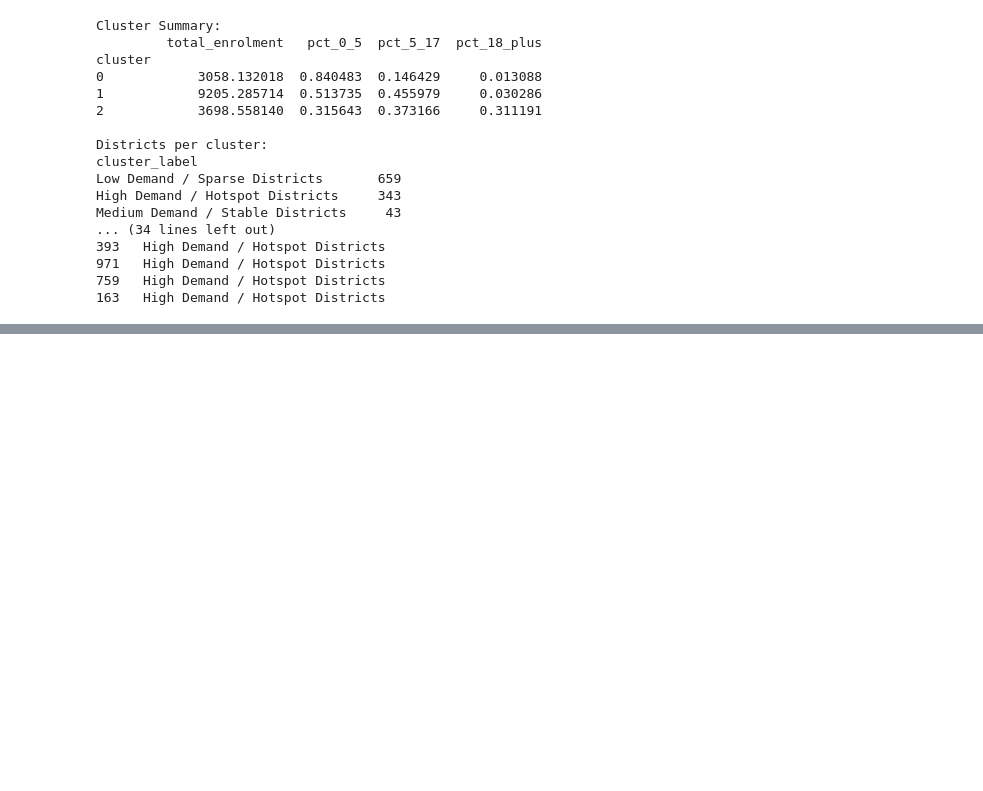
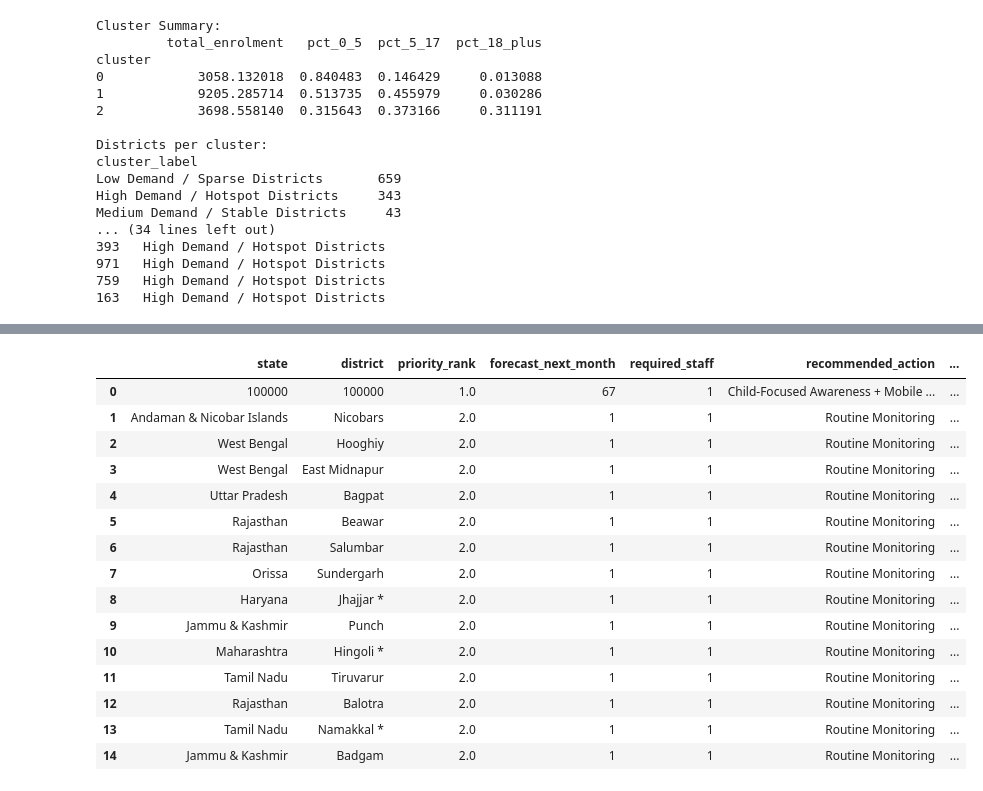
Before and after one commit to akashsingh062/UIDAI-Hackathon, a Jupyter notebook: Welcome_To_Colab.ipynb, the cells around one changed output, grey strips where cells are left out. Saved outputs shown, nothing was run; the diff lists cells and outputs as text; code cells hidden in the pictures; blank space fills up the shorter version.

```diff
--- a/Welcome_To_Colab.ipynb
+++ b/Welcome_To_Colab.ipynb
@@ -347,0 +760,94 @@ Medium Demand / Stable Districts     43
+# %%
+# =========================================
+# FIXED STEP 13: Child-Focused Policy Refinement
+# =========================================
+
+# Merge percentage columns back from district-level data
+policy_refined = policy_output.merge(
+    df_district[
+        [
+            "state",
+            "district",
+            "pct_0_5",
+            "pct_5_17"
+        ]
+    ],
+    on=["state", "district"],
+    how="left"
+)
+
+# -------------------------------------------------
+# STEP 1: Child enrolment share
+# -------------------------------------------------
+policy_refined["child_share"] = (
+    policy_refined["pct_0_5"] + policy_refined["pct_5_17"]
+)
+
+# -------------------------------------------------
+# STEP 2: Refined policy action logic
+# -------------------------------------------------
+def refined_action(row):
+    demand = row["forecast_next_month"]
+    child_share = row["child_share"]
+
+    if demand >= 100:
+        return "Special Enrollment Camp (3 days)"
+    if child_share < 0.15:
+        return "Child-Focused Awareness + Mobile Unit"
+    if child_share < 0.30:
+        return "School & Anganwadi Enrollment Drive"
+    return "Routine Monitoring"
+
+policy_refined["recommended_action"] = policy_refined.apply(
+    refined_action, axis=1
+)
+
+# -------------------------------------------------
+# STEP 3: Policy reason (explainability)
+# -------------------------------------------------
+def policy_reason(row):
+    if row["forecast_next_month"] >= 100:
+        return "High Expected Demand"
+    if row["child_share"] < 0.15:
+        return "Severe Child Enrolment Gap"
+    if row["child_share"] < 0.30:
+        return "Moderate Child Enrolment Gap"
+    return "Stable Enrolment"
+
+policy_refined["policy_reason"] = policy_refined.apply(
+    policy_reason, axis=1
+)
+
+# -------------------------------------------------
+# STEP 4: Final output
+# -------------------------------------------------
+final_policy_output = policy_refined[
+    [
+        "state",
+        "district",
+        "priority_rank",
+        "forecast_next_month",
+        "required_staff",
+        "recommended_action",
+        "policy_reason"
+    ]
+].sort_values("priority_rank")
+
+final_policy_output.head(15)
+# %% [output]
+|  | state | district | priority_rank | forecast_next_month | required_staff | recommended_action | ... |
+| 0 | 100000 | 100000 | 1.0 | 67 | 1 | Child-Focused Awareness + Mobile ... | ... |
+| 1 | Andaman & Nicobar Islands | Nicobars | 2.0 | 1 | 1 | Routine Monitoring | ... |
+| 2 | West Bengal | Hooghiy | 2.0 | 1 | 1 | Routine Monitoring | ... |
+| 3 | West Bengal | East Midnapur | 2.0 | 1 | 1 | Routine Monitoring | ... |
+| 4 | Uttar Pradesh | Bagpat | 2.0 | 1 | 1 | Routine Monitoring | ... |
+| 5 | Rajasthan | Beawar | 2.0 | 1 | 1 | Routine Monitoring | ... |
+| 6 | Rajasthan | Salumbar | 2.0 | 1 | 1 | Routine Monitoring | ... |
+| 7 | Orissa | Sundergarh | 2.0 | 1 | 1 | Routine Monitoring | ... |
+| 8 | Haryana | Jhajjar * | 2.0 | 1 | 1 | Routine Monitoring | ... |
+| 9 | Jammu & Kashmir | Punch | 2.0 | 1 | 1 | Routine Monitoring | ... |
+| 10 | Maharashtra | Hingoli * | 2.0 | 1 | 1 | Routine Monitoring | ... |
+| 11 | Tamil Nadu | Tiruvarur | 2.0 | 1 | 1 | Routine Monitoring | ... |
+| 12 | Rajasthan | Balotra | 2.0 | 1 | 1 | Routine Monitoring | ... |
+| 13 | Tamil Nadu | Namakkal * | 2.0 | 1 | 1 | Routine Monitoring | ... |
+| 14 | Jammu & Kashmir | Badgam | 2.0 | 1 | 1 | Routine Monitoring | ... |
```
Also changed, not shown: parts of 6 cells of this notebook.
